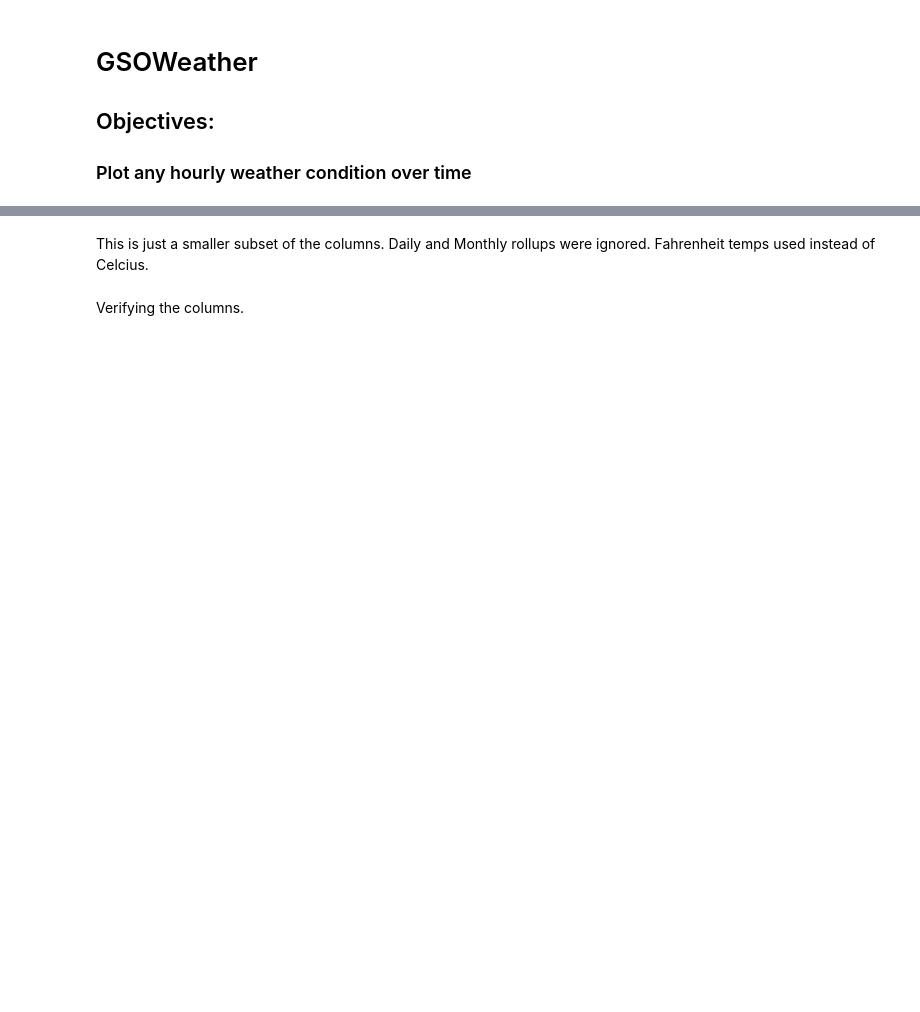
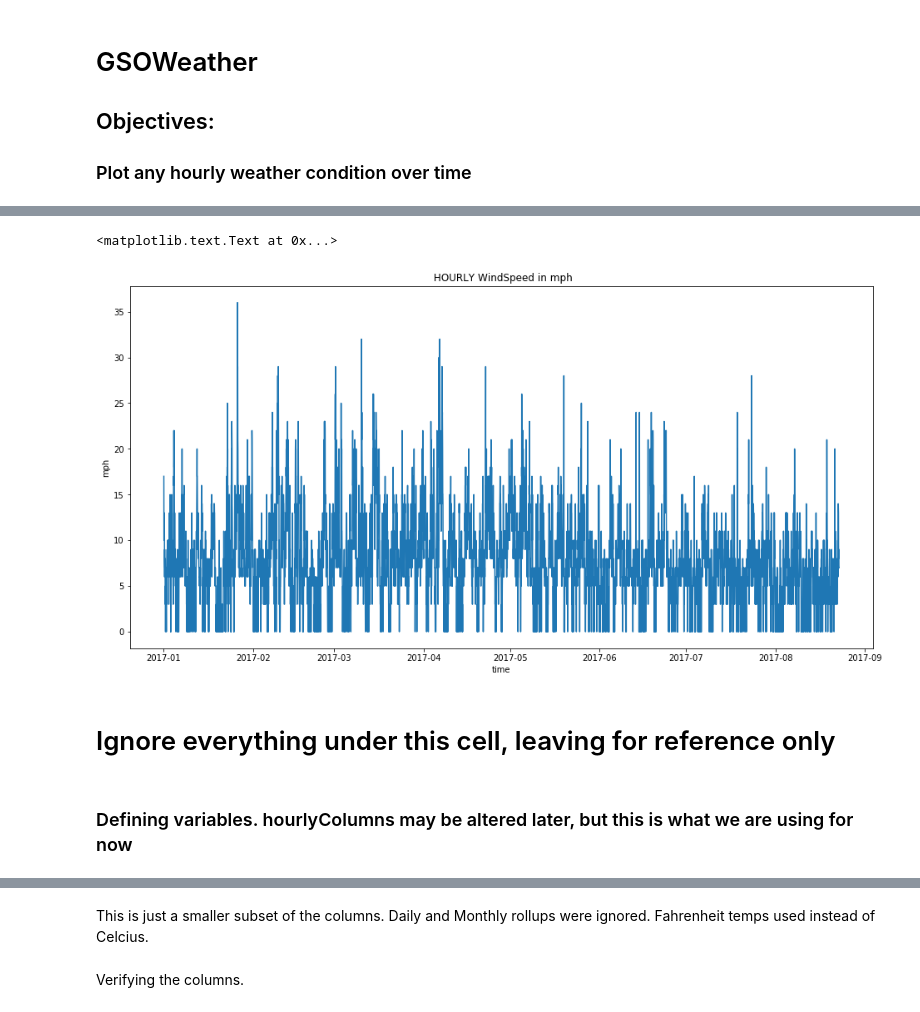
Before and after one commit to UNCG-CSE/Library-Computer-Usage-Analysis, a Jupyter notebook: src/GSOWeather.ipynb, the cells around one changed output, grey strips where cells are left out. Saved outputs shown, nothing was run; the diff lists cells and outputs as text; code cells hidden in the pictures; blank space fills up the shorter version.

```diff
--- a/src/GSOWeather.ipynb
+++ b/src/GSOWeather.ipynb
@@ -12,3 +49,23 @@ import utils
+# %%
+# Graph Wind Speed
+#dateTime = GraphingDF.index.values
+HourlyWindSpeed = GraphingDF.loc[:,'HOURLYWindSpeed']
+
+Precip_chart = plt.figure(figsize=(16,8))
+precip = plt.plot(dateTime, HourlyWindSpeed,label= 'HOURLY Wind Speed (mph)')
+
+plt.title(' HOURLY WindSpeed in mph')
+
+plt.ylabel('mph')
+plt.xlabel('time')
+#plt.legend(loc=0);
+# %% [output]
+<matplotlib.text.Text at 0x...>
+[figure, added]
+# %% [markdown]
+# Ignore everything under this cell, leaving for reference only
+# %% [markdown]
+### Defining variables. hourlyColumns may be altered later, but this is what we are using for now
 # %%
 hourlyColumns = ['DATE',
 'REPORTTPYE',
```
Also changed, not shown: parts of 15 cells of this notebook, 1 other file.
